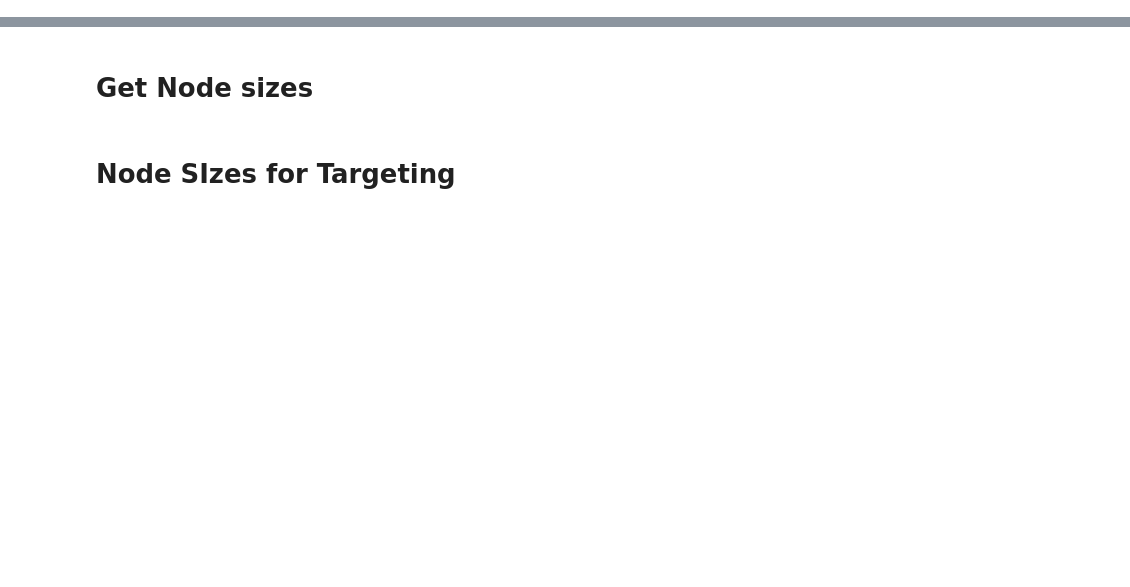
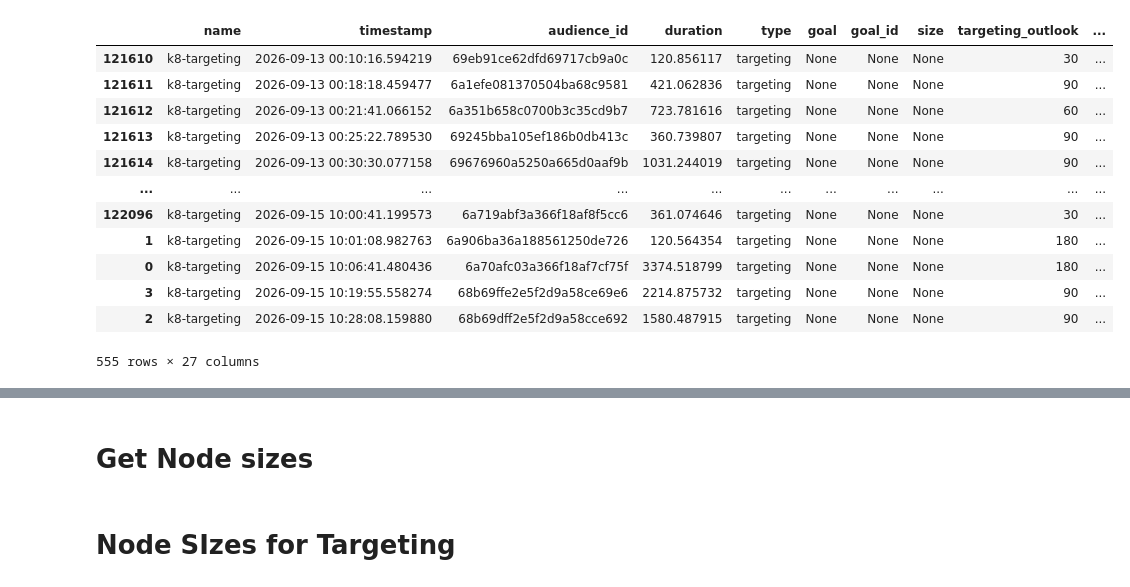
Before and after one commit to KaroPy/evaluation-and-execution-scripts, a Jupyter notebook: DataChecks/prefect_logs/check_prefect_logs_v1.ipynb, the cells around one changed output, grey strips where cells are left out. Cells and saved outputs as stored; diff of their text form; code cells hidden in the pictures; blank space fills up the shorter version.

```diff
--- a/DataChecks/prefect_logs/check_prefect_logs_v1.ipynb
+++ b/DataChecks/prefect_logs/check_prefect_logs_v1.ipynb
@@ -23,8 +25,20 @@ temp
 # %%
 df["date"] = pd.to_datetime(df["timestamp"]).dt.date
-temp = df[df["node_name"].isin(["x4llarge"])].sort_values(by="timestamp")
-temp = df[df["timestamp"] >= "2026-01-05"].sort_values(by="timestamp")
+#temp = df[df["node_name"].isin(["x4llarge"])].sort_values(by="timestamp")
+temp = df[df["timestamp"] >= "2026-09-13"].sort_values(by="timestamp")
 #temp = temp[temp["timestamp"] <= "2025-09-04"].sort_values(by="timestamp")
-
-
-temp.groupby("date")["node_name"].value_counts().reset_index()
+temp
+# %% [output]
+|  | name | timestamp | audience_id | duration | type | goal | goal_id | size | targeting_outlook | ... |
+| 121610 | k8-targeting | 2026-09-13 00:10:16.594219 | 69eb91ce62dfd69717cb9a0c | 120.856117 | targeting | None | None | None | 30 | ... |
+| 121611 | k8-targeting | 2026-09-13 00:18:18.459477 | 6a1efe081370504ba68c9581 | 421.062836 | targeting | None | None | None | 90 | ... |
+| 121612 | k8-targeting | 2026-09-13 00:21:41.066152 | 6a351b658c0700b3c35cd9b7 | 723.781616 | targeting | None | None | None | 60 | ... |
+| 121613 | k8-targeting | 2026-09-13 00:25:22.789530 | 69245bba105ef186b0db413c | 360.739807 | targeting | None | None | None | 90 | ... |
+| 121614 | k8-targeting | 2026-09-13 00:30:30.077158 | 69676960a5250a665d0aaf9b | 1031.244019 | targeting | None | None | None | 90 | ... |
+| ... | ... | ... | ... | ... | ... | ... | ... | ... | ... | ... |
+| 122096 | k8-targeting | 2026-09-15 10:00:41.199573 | 6a719abf3a366f18af8f5cc6 | 361.074646 | targeting | None | None | None | 30 | ... |
+| 1 | k8-targeting | 2026-09-15 10:01:08.982763 | 6a906ba36a188561250de726 | 120.564354 | targeting | None | None | None | 180 | ... |
+| 0 | k8-targeting | 2026-09-15 10:06:41.480436 | 6a70afc03a366f18af7cf75f | 3374.518799 | targeting | None | None | None | 180 | ... |
+| 3 | k8-targeting | 2026-09-15 10:19:55.558274 | 68b69ffe2e5f2d9a58ce69e6 | 2214.875732 | targeting | None | None | None | 90 | ... |
+| 2 | k8-targeting | 2026-09-15 10:28:08.159880 | 68b69dff2e5f2d9a58cce692 | 1580.487915 | targeting | None | None | None | 90 | ... |
+555 rows × 27 columns
```
Also changed, not shown: parts of 9 cells of this notebook, 4 other files.
